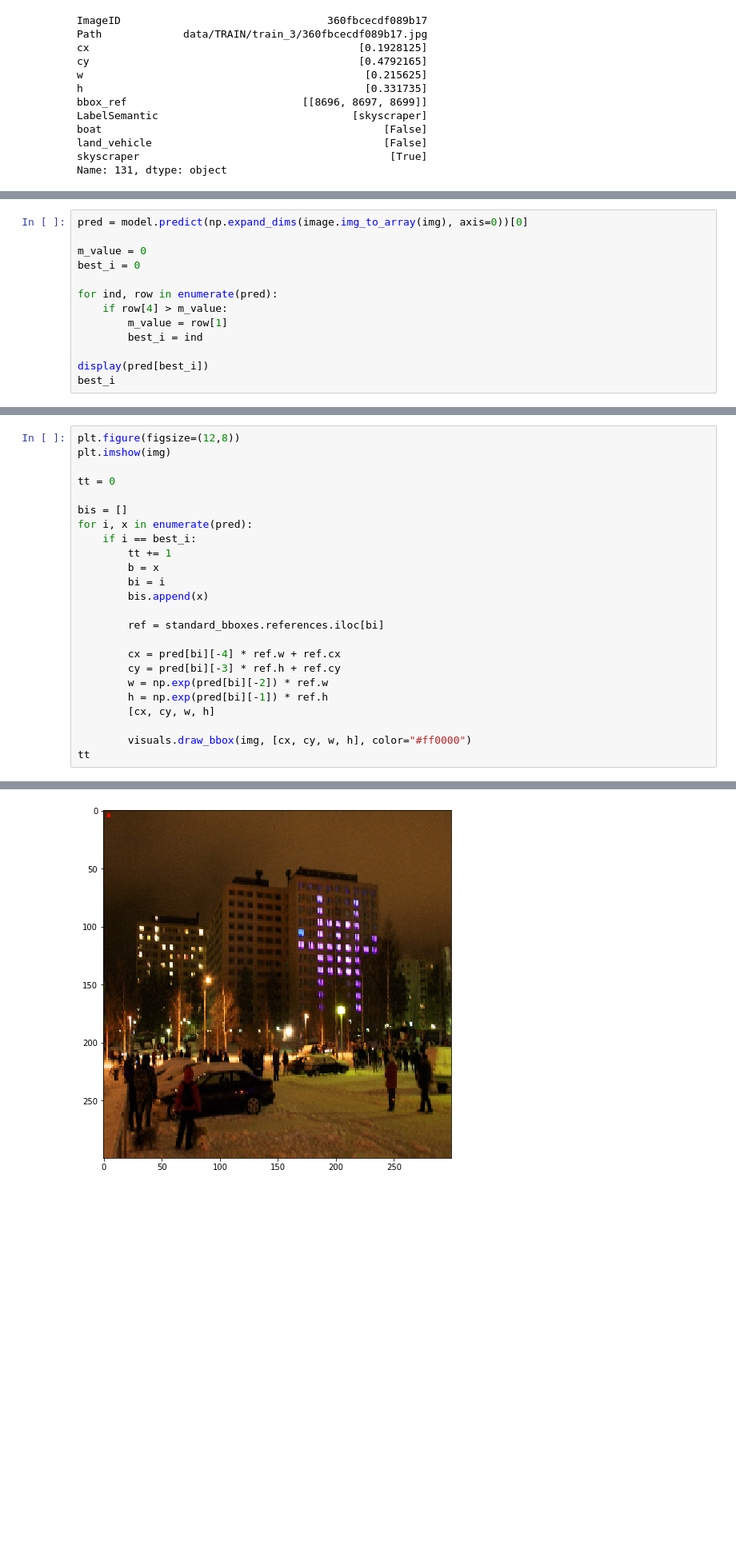
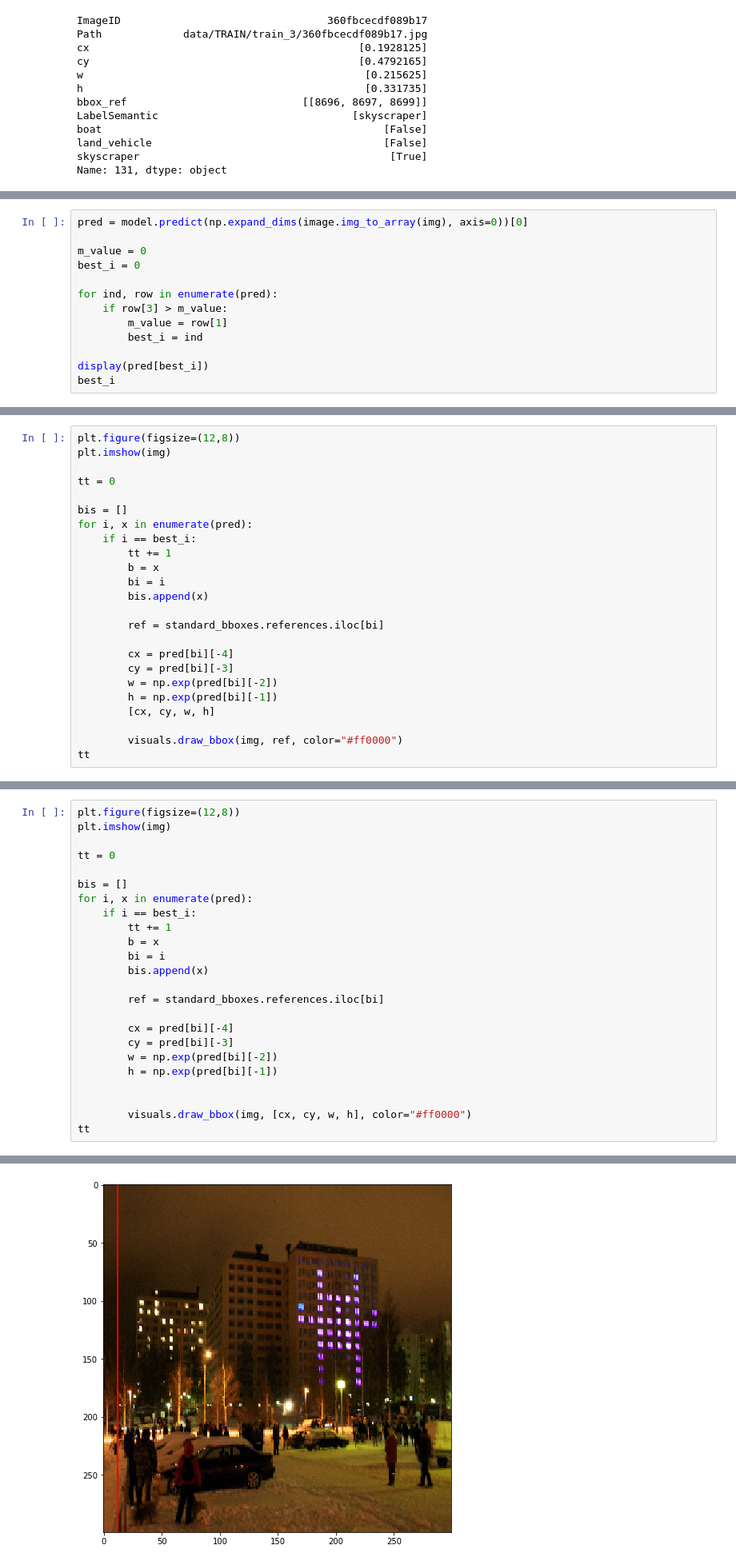
Before and after one commit to BAlmeidaS/capstone-udacity-mle, a Jupyter notebook: project/modeling-exploration.ipynb, the cells around one changed output, grey strips where cells are left out. Shown at 80% size. Cells and saved outputs as stored; diff of their text form; blank space fills up the shorter version.

```diff
--- a/project/modeling-exploration.ipynb
+++ b/project/modeling-exploration.ipynb
@@ -231,7 +213,7 @@ m_value = 0
 best_i = 0
 
 for ind, row in enumerate(pred):
-    if row[4] > m_value:
+    if row[3] > m_value:
         m_value = row[1]
         best_i = ind
 
@@ -244,0 +226,24 @@ array([ 2.5706911e-01,  2.4763790e-01,  2.4762590e-01,  2.4766709e-01,
+# %%
+plt.figure(figsize=(12,8))
+plt.imshow(img)
+
+tt = 0
+
+bis = []
+for i, x in enumerate(pred):
+    if i == best_i:
+        tt += 1
+        b = x
+        bi = i
+        bis.append(x)
+
+        ref = standard_bboxes.references.iloc[bi]
+
+        cx = pred[bi][-4]
+        cy = pred[bi][-3]
+        w = np.exp(pred[bi][-2])
+        h = np.exp(pred[bi][-1])
+        [cx, cy, w, h]
+
+        visuals.draw_bbox(img, ref, color="#ff0000")
+tt
@@ -245,27 +253,27 @@ array([ 2.5706911e-01,  2.4763790e-01,  2.4762590e-01,  2.4766709e-01,
 # %%
 plt.figure(figsize=(12,8))
 plt.imshow(img)
 
 tt = 0
 
 bis = []
 for i, x in enumerate(pred):
     if i == best_i:
         tt += 1
         b = x
         bi = i
         bis.append(x)
 
         ref = standard_bboxes.references.iloc[bi]
 
-        cx = pred[bi][-4] * ref.w + ref.cx
-        cy = pred[bi][-3] * ref.h + ref.cy
-        w = np.exp(pred[bi][-2]) * ref.w
-        h = np.exp(pred[bi][-1]) * ref.h
-        [cx, cy, w, h]
+        cx = pred[bi][-4]
+        cy = pred[bi][-3]
+        w = np.exp(pred[bi][-2])
+        h = np.exp(pred[bi][-1])
+
 
         visuals.draw_bbox(img, [cx, cy, w, h], color="#ff0000")
 tt
 # %% [output]
 1
-[figure, old version]
+[figure, new version]
```
Also changed, not shown: parts of 6 cells of this notebook, 1 other file.
